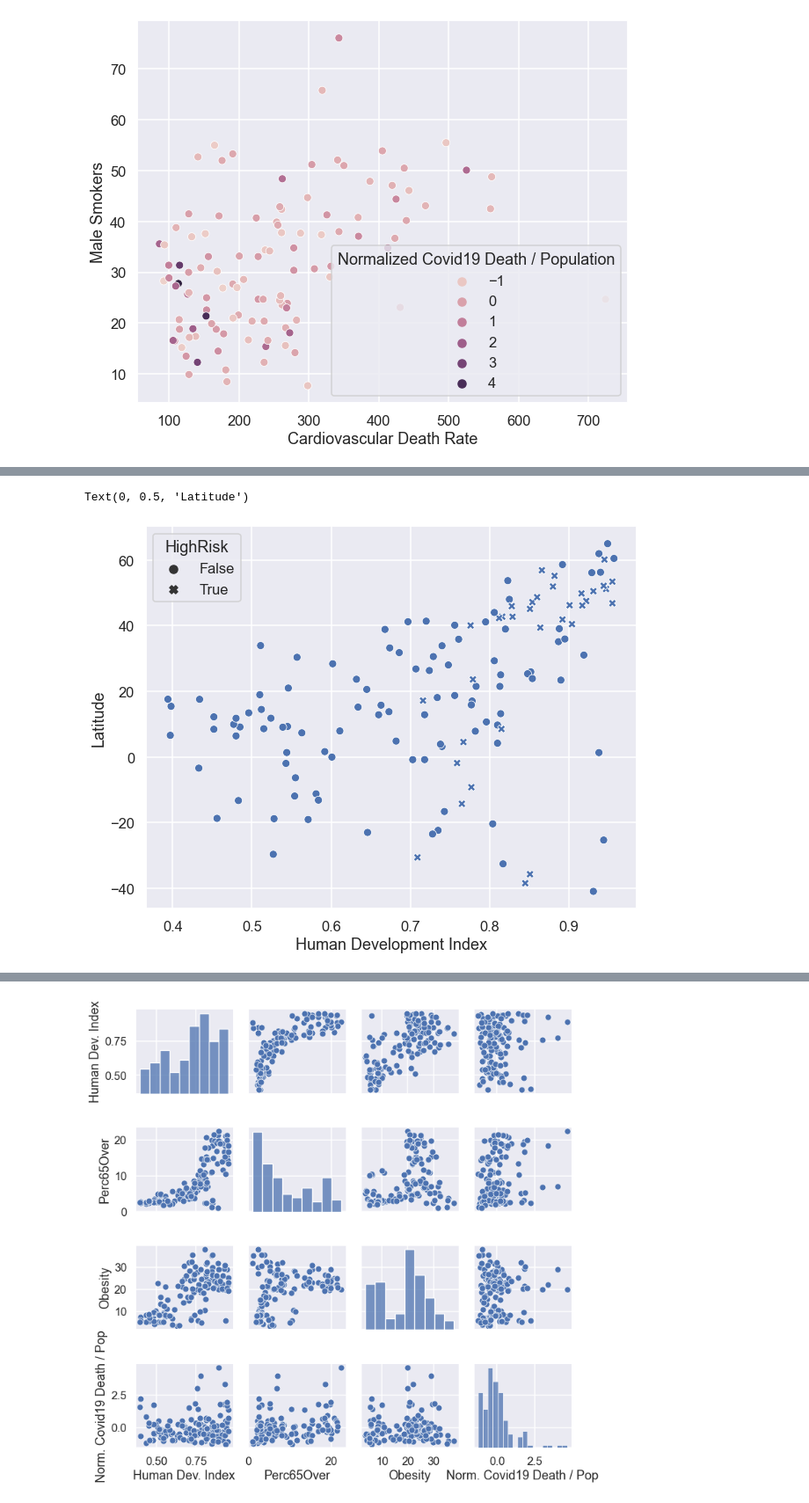
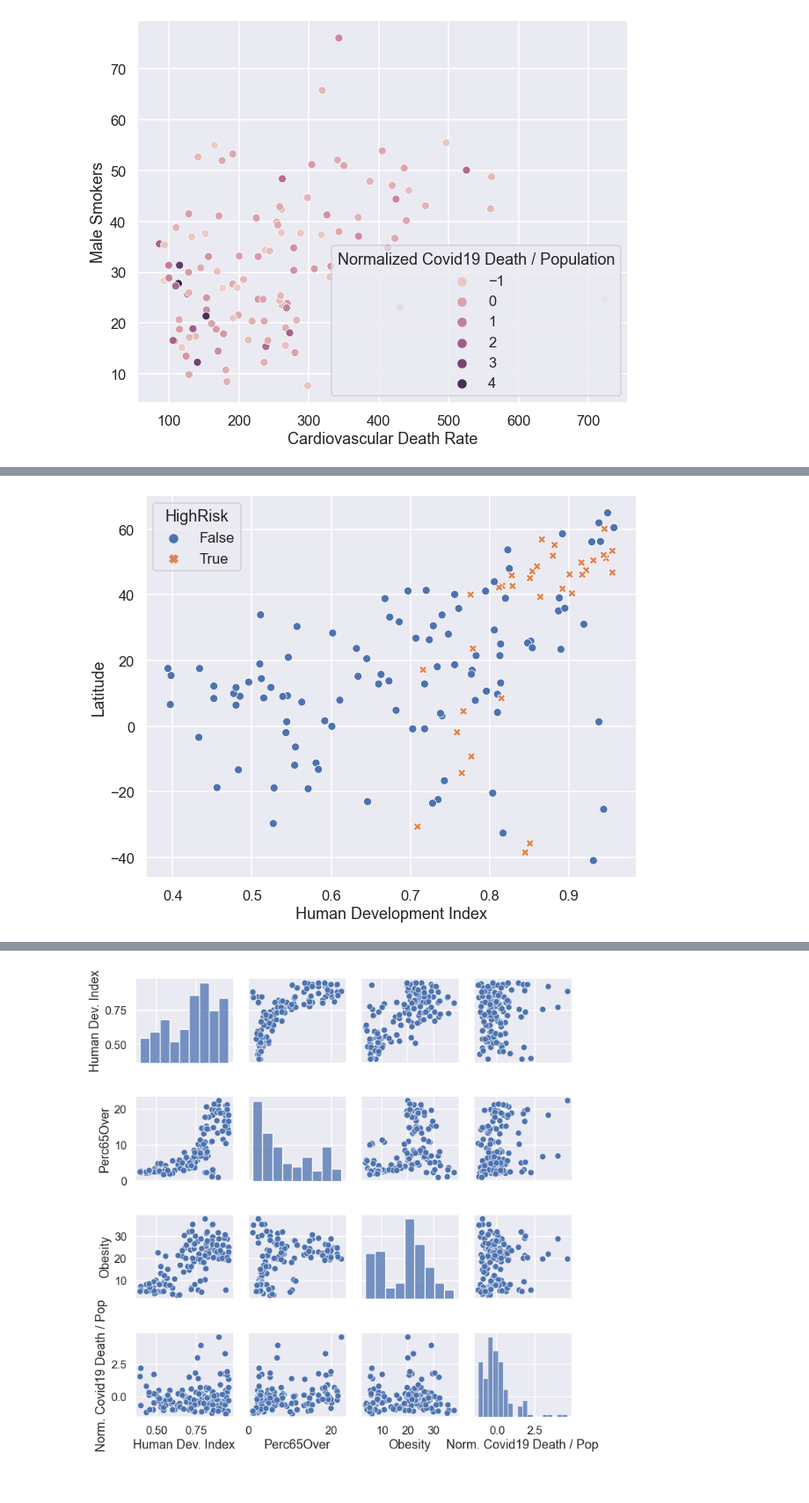
Before and after one commit to chrisweilacker/CovidMachineLearningProject, a Jupyter notebook: CovidMLProject.ipynb, the cells around one changed output, grey strips where cells are left out. Shown at 88% size. Saved outputs shown, nothing was run; the diff lists cells and outputs as text; code cells hidden in the pictures.

```diff
--- a/CovidMLProject.ipynb
+++ b/CovidMLProject.ipynb
@@ -492,8 +487,7 @@ Text(0, 0.5, 'Male Smokers')
 # %%
-sns.scatterplot(data=df, x='human_development_index', y='Latitude', style='HighRisk');
+sns.scatterplot(data=df, x='human_development_index', y='Latitude', hue='HighRisk', style='HighRisk');
 plt.xlabel("Human Development Index")
 plt.ylabel("Latitude");
 # %% [output]
-Text(0, 0.5, 'Latitude')
-[figure, old version]
+[figure, new version]
 # %%
```
Also changed, not shown: parts of 8 cells of this notebook.
